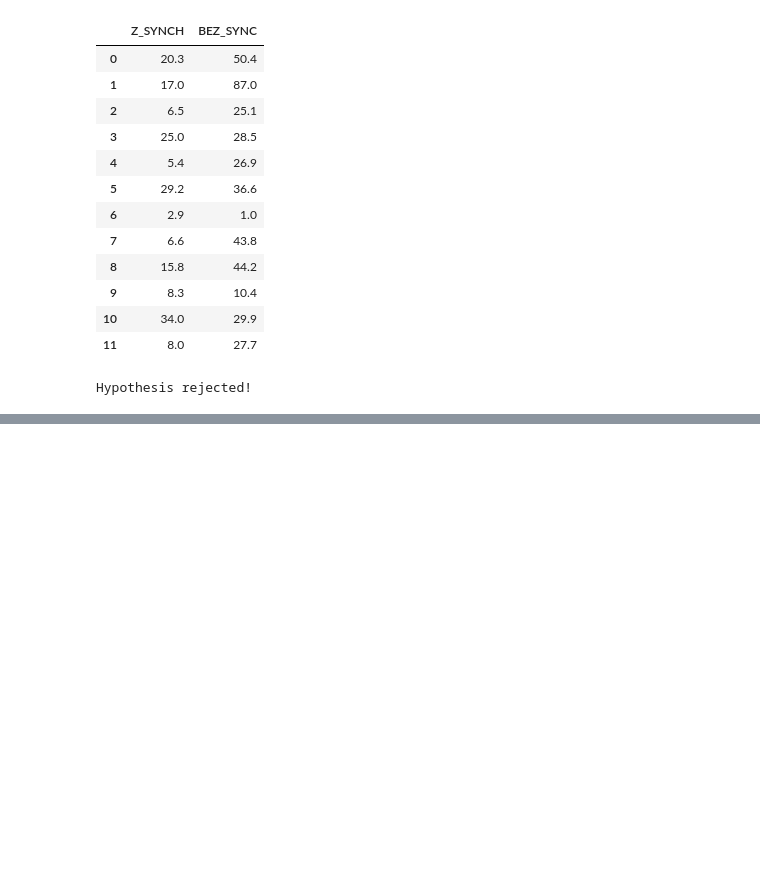
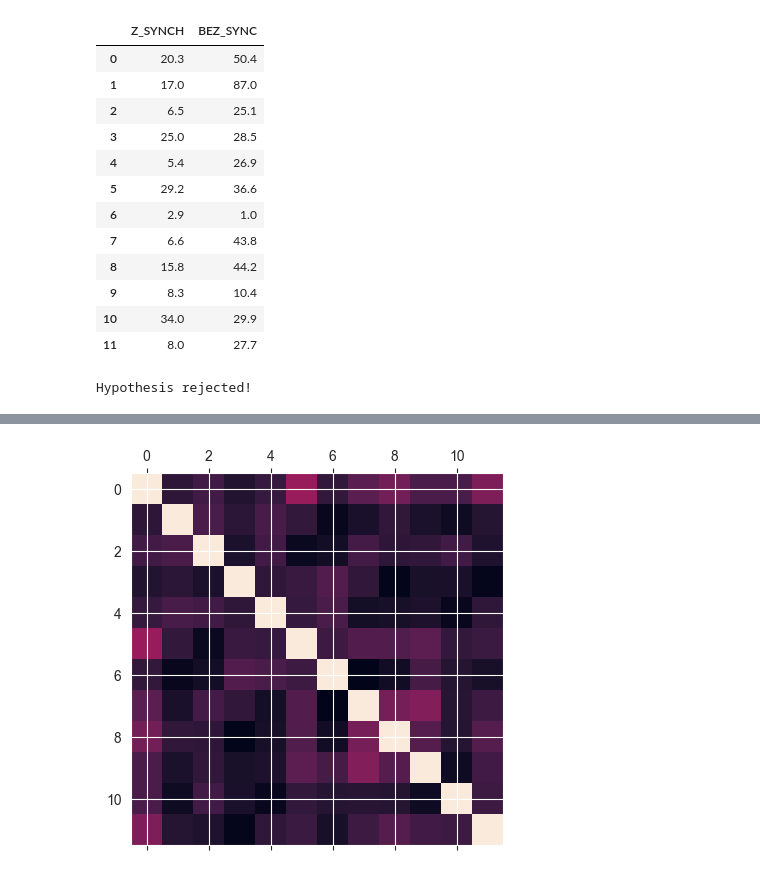
Before and after one commit to Alexa9der/Szkolenie_SDA, a Jupyter notebook: Statystyka i prawdopodoby/Zadania Statystyka i prawdopodobieństwo.ipynb, the cells around one changed output, grey strips where cells are left out. Saved outputs shown, nothing was run; the diff lists cells and outputs as text; code cells hidden in the pictures; blank space fills up the shorter version.

```diff
--- a/Statystyka i prawdopodoby/Zadania Statystyka i prawdopodobieństwo.ipynb
+++ b/Statystyka i prawdopodoby/Zadania Statystyka i prawdopodobieństwo.ipynb
@@ -928,0 +938,4 @@ Hypothesis rejected!
+# %%
+data_workers = pd.read_csv(r"C:\Users\User\Desktop\Szkolenie_SDA\Statystyka i prawdopodoby\csv\pracownicy.csv",
+                          sep= ";", encoding= 'unicode_escape')
+data_workers.head(3)
@@ -928,0 +948,7 @@ Hypothesis rejected!
+# %%
+corr_months = data_workers.loc[:,"styczen":"grudzien"].corr()
+
+display(corr_months.style.background_gradient(axis=0))
+
+plt.matshow(corr_months);
+# %% [output]
@@ -928,0 +968 @@ Hypothesis rejected!
+[figure, added]
```
Also changed, not shown: parts of 11 cells of this notebook.
